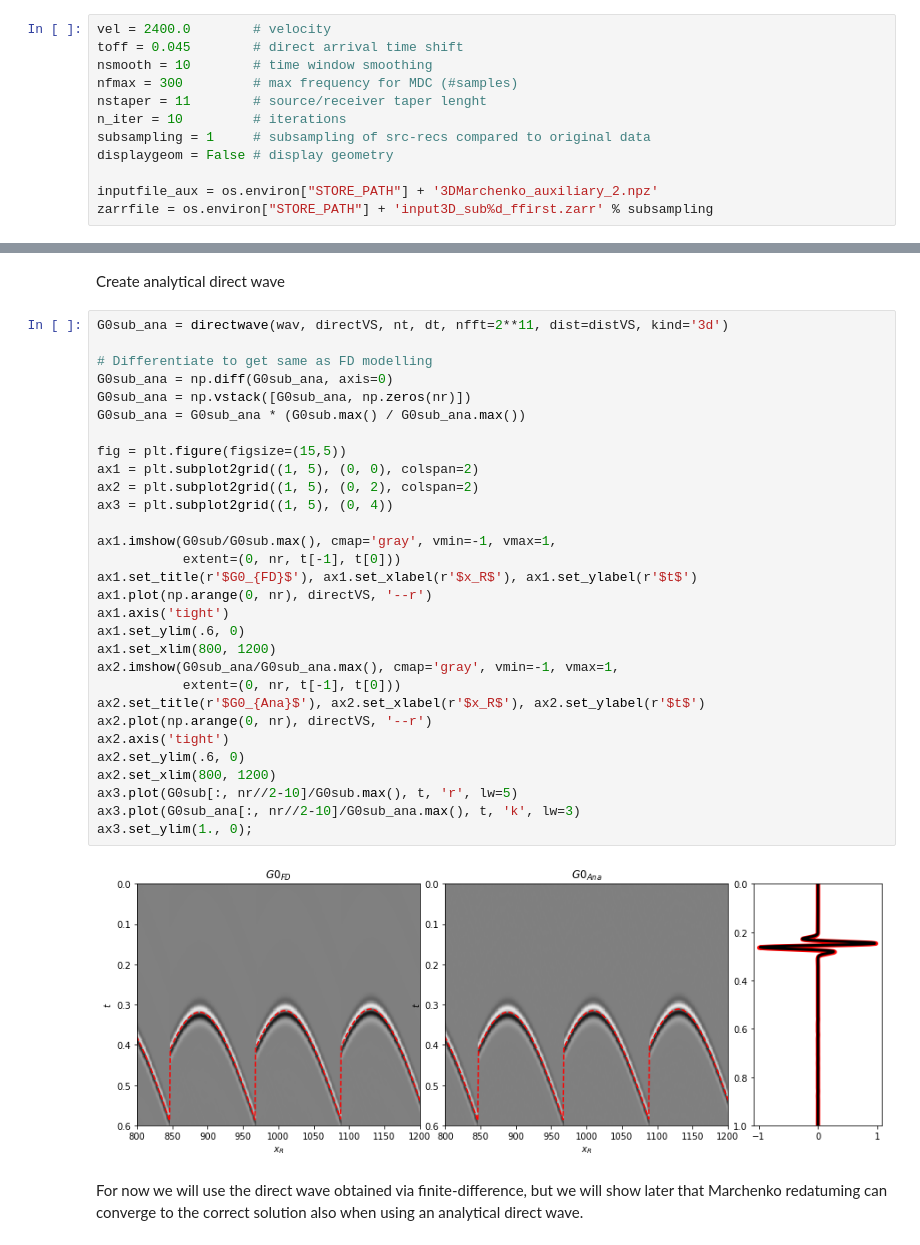
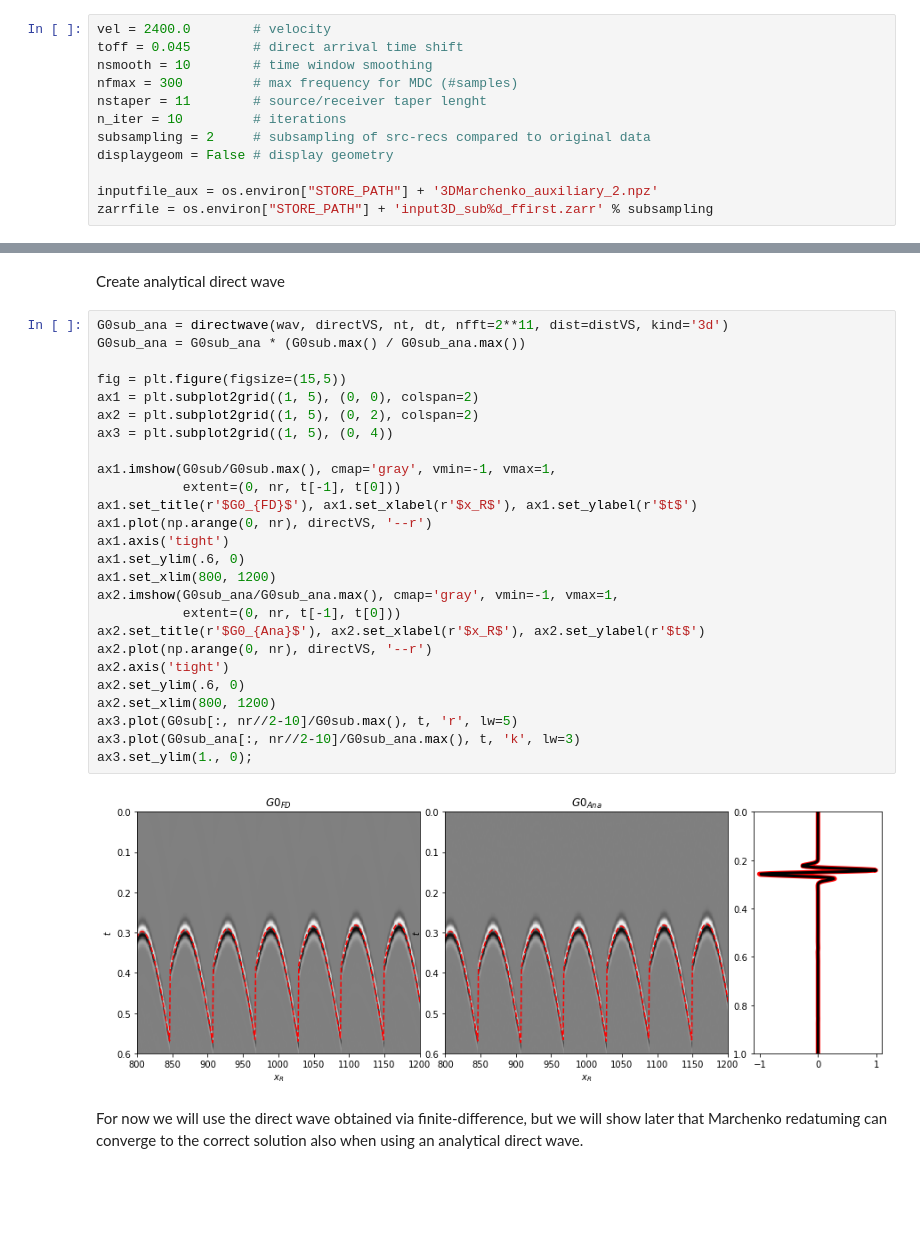
Before and after one commit to DIG-Kaust/MDC-HPC, a Jupyter notebook: Marchenko3D.ipynb, the cells around one changed output, grey strips where cells are left out. Saved outputs shown, nothing was run; the diff lists cells and outputs as text; blank space fills up the shorter version.

```diff
--- a/Marchenko3D.ipynb
+++ b/Marchenko3D.ipynb
@@ -74,7 +75,7 @@ nsmooth = 10        # time window smoothing
 nfmax = 300         # max frequency for MDC (#samples)
 nstaper = 11        # source/receiver taper lenght
 n_iter = 10         # iterations
-subsampling = 1     # subsampling of src-recs compared to original data
+subsampling = 2     # subsampling of src-recs compared to original data
 displaygeom = False # display geometry
 
 inputfile_aux = os.environ["STORE_PATH"] + '3DMarchenko_auxiliary_2.npz'
@@ -263,36 +264,32 @@ fig.colorbar(im, ax=ax);
 Create analytical direct wave
 # %%
 G0sub_ana = directwave(wav, directVS, nt, dt, nfft=2**11, dist=distVS, kind='3d')
-
-# Differentiate to get same as FD modelling
-G0sub_ana = np.diff(G0sub_ana, axis=0)
-G0sub_ana = np.vstack([G0sub_ana, np.zeros(nr)])
 G0sub_ana = G0sub_ana * (G0sub.max() / G0sub_ana.max())
 
 fig = plt.figure(figsize=(15,5))
 ax1 = plt.subplot2grid((1, 5), (0, 0), colspan=2)
 ax2 = plt.subplot2grid((1, 5), (0, 2), colspan=2)
 ax3 = plt.subplot2grid((1, 5), (0, 4))
 
 ax1.imshow(G0sub/G0sub.max(), cmap='gray', vmin=-1, vmax=1,
            extent=(0, nr, t[-1], t[0]))
 ax1.set_title(r'$G0_{FD}$'), ax1.set_xlabel(r'$x_R$'), ax1.set_ylabel(r'$t$')
 ax1.plot(np.arange(0, nr), directVS, '--r')
 ax1.axis('tight')
 ax1.set_ylim(.6, 0)
 ax1.set_xlim(800, 1200)
 ax2.imshow(G0sub_ana/G0sub_ana.max(), cmap='gray', vmin=-1, vmax=1,
            extent=(0, nr, t[-1], t[0]))
 ax2.set_title(r'$G0_{Ana}$'), ax2.set_xlabel(r'$x_R$'), ax2.set_ylabel(r'$t$')
 ax2.plot(np.arange(0, nr), directVS, '--r')
 ax2.axis('tight')
 ax2.set_ylim(.6, 0)
 ax2.set_xlim(800, 1200)
 ax3.plot(G0sub[:, nr//2-10]/G0sub.max(), t, 'r', lw=5)
 ax3.plot(G0sub_ana[:, nr//2-10]/G0sub_ana.max(), t, 'k', lw=3)
 ax3.set_ylim(1., 0);
 # %% [output]
-[figure, old version]
+[figure, new version]
 # %% [markdown]
 For now we will use the direct wave obtained via finite-difference, but we will show later that Marchenko redatuming can converge to the correct solution also when using an analytical direct wave.
 # %%
```
Also changed, not shown: parts of 18 cells of this notebook, 4 other files.
